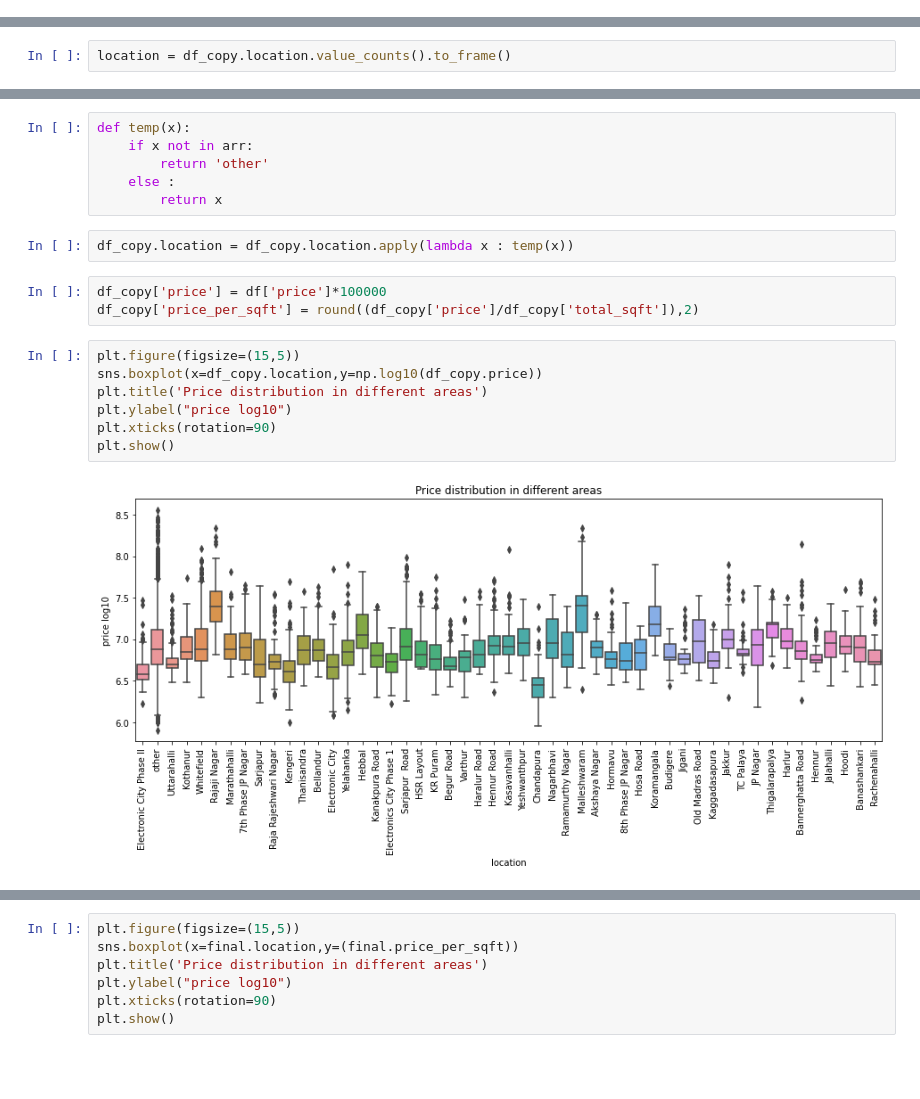
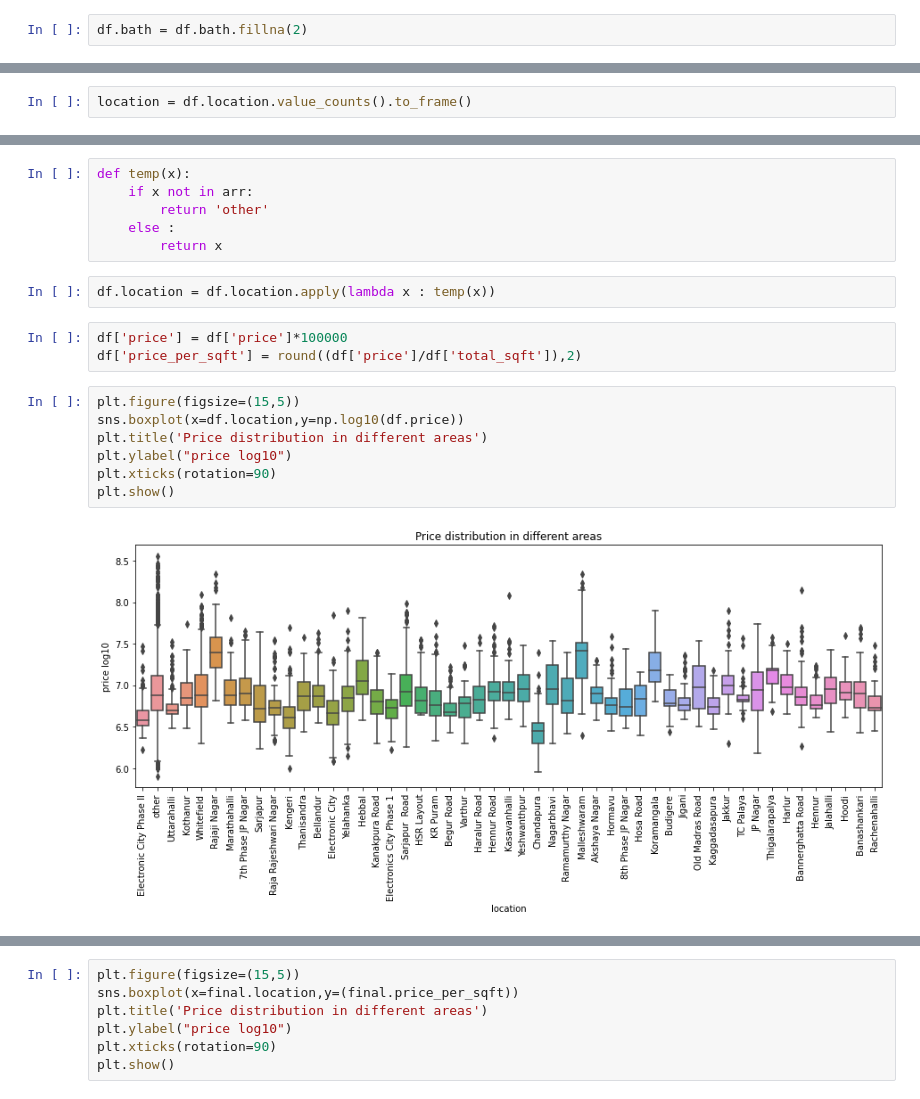
Before and after one commit to AniketDasSushil/Banglore_house_price_prediction_model, a Jupyter notebook: bangalore-house-price-prediction-model.ipynb, the cells around one changed output, grey strips where cells are left out. Cells and saved outputs as stored; diff of their text form; blank space fills up the shorter version.

```diff
--- a/bangalore-house-price-prediction-model.ipynb
+++ b/bangalore-house-price-prediction-model.ipynb
@@ -345 +358,3 @@ df_copy.dropna(inplace=True)
+# %%
+df.bath = df.bath.fillna(2)
 # %%
@@ -400,5 +409,5 @@ plt.show()
 # %%
-location = df_copy.location.value_counts().to_frame()
+location = df.location.value_counts().to_frame()
 # %%
 arr = list(location.nlargest(50,location).index)
 # %%
@@ -408,18 +417,18 @@ def temp(x):
     else :
         return x
 # %%
-df_copy.location = df_copy.location.apply(lambda x : temp(x))
+df.location = df.location.apply(lambda x : temp(x))
 # %%
-df_copy['price'] = df['price']*100000
-df_copy['price_per_sqft'] = round((df_copy['price']/df_copy['total_sqft']),2)
+df['price'] = df['price']*100000
+df['price_per_sqft'] = round((df['price']/df['total_sqft']),2)
 # %%
 plt.figure(figsize=(15,5))
-sns.boxplot(x=df_copy.location,y=np.log10(df_copy.price))
+sns.boxplot(x=df.location,y=np.log10(df.price))
 plt.title('Price distribution in different areas')
 plt.ylabel("price log10")
 plt.xticks(rotation=90)
 plt.show()
 # %% [output]
-[figure, old version]
+[figure, new version]
 # %%
 plt.figure(figsize=(15,5))
```
Also changed, not shown: parts of 46 cells of this notebook.
